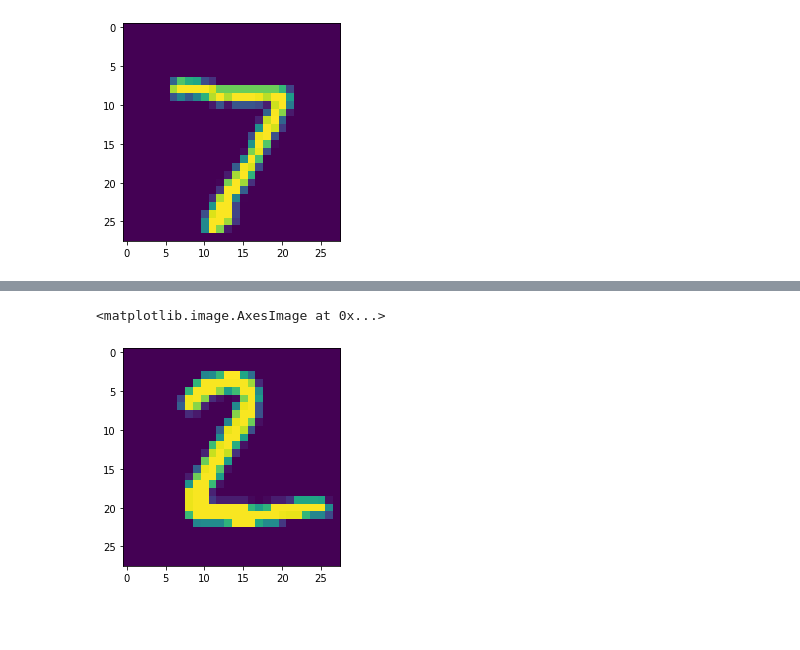
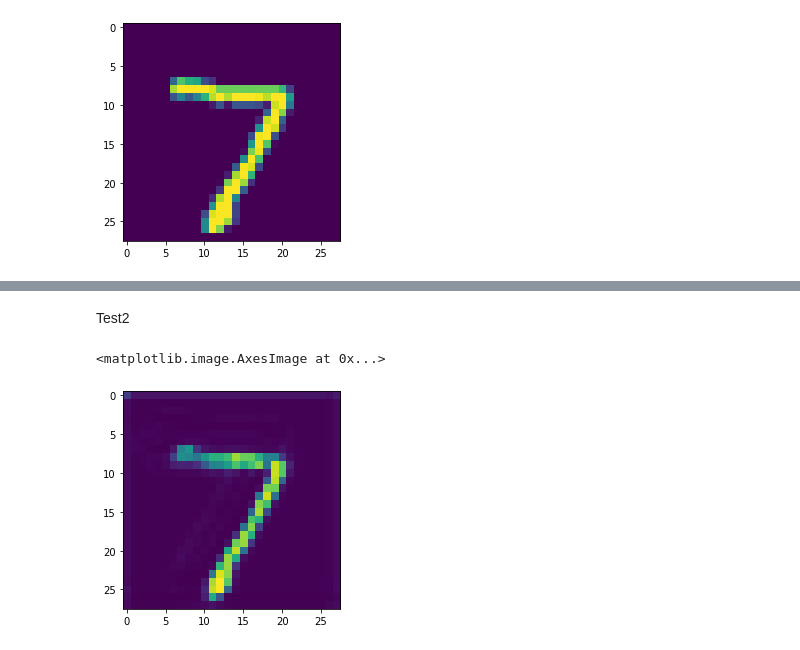
Before and after one commit to marimoon/Keras-SemanticSegmentation-Sample, a Jupyter notebook: mnist-SimpleCNN.ipynb, the cells around one changed output, grey strips where cells are left out. Cells and saved outputs as stored; diff of their text form; code cells hidden in the pictures; blank space fills up the shorter version.

```diff
--- a/mnist-SimpleCNN.ipynb
+++ b/mnist-SimpleCNN.ipynb
@@ -155,6 +173,6 @@ _________________________________________________________________
 Train
 # %%
 model.fit( x=x_train, y=y_train2, batch_size=10, steps_per_epoch=n_train//10,
-          epochs=100, verbose=1, shuffle=True)
+          epochs=30, verbose=1, shuffle=True)
 # %% [output]
 WARNING:tensorflow:When passing input data as arrays, do not specify `steps_per_epoch`/`steps` argument. Please use `batch_size` instead.
@@ -195,0 +212,3 @@ plt.imshow(tmp[0,:,:,0,1])
+# %%
+model.fit( x=x_train, y=y_train2, batch_size=10, steps_per_epoch=n_train//10,
+          epochs=30, verbose=1, shuffle=True)
@@ -196,5 +234,9 @@ plt.imshow(tmp[0,:,:,0,1])
+# %% [markdown]
+Test2
+# %%
+tmp = model.predict( x_test[0:5,:,:,:] )
 # %%
-plt.imshow(x_test[1,:,:,0])
+plt.imshow(tmp[0,:,:,0,1])
 # %% [output]
 <matplotlib.image.AxesImage at 0x...>
-[figure, old version]
+[figure, new version]
```
Also changed, not shown: parts of 14 cells of this notebook.
